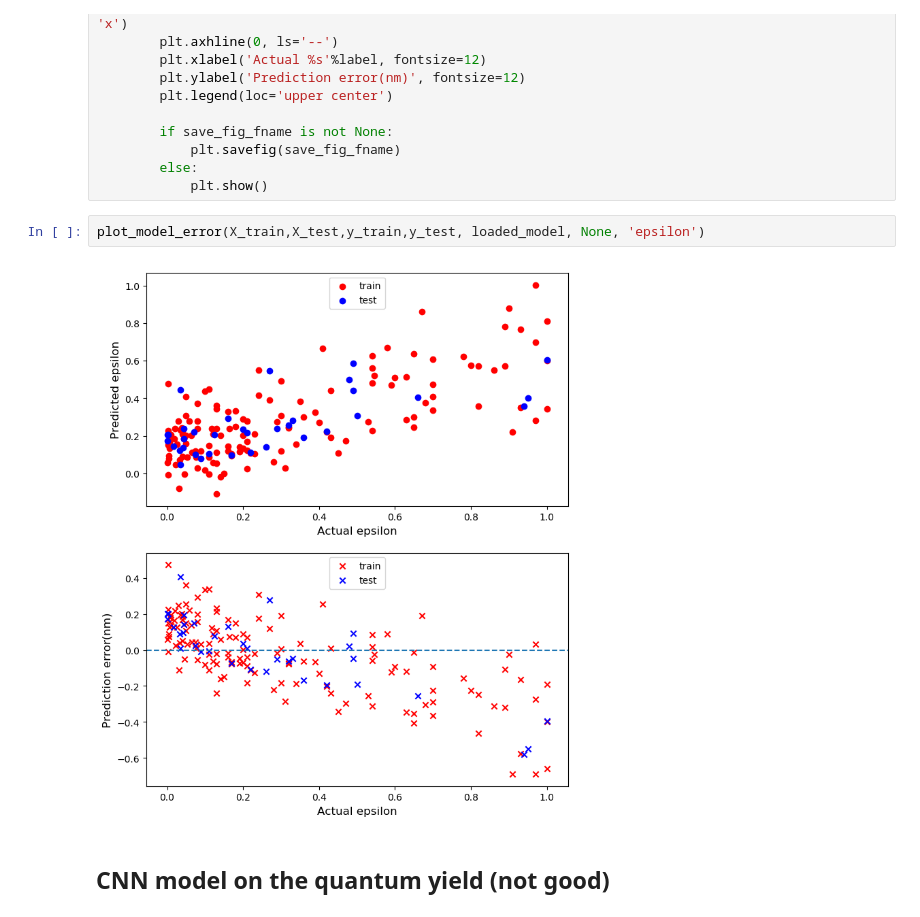
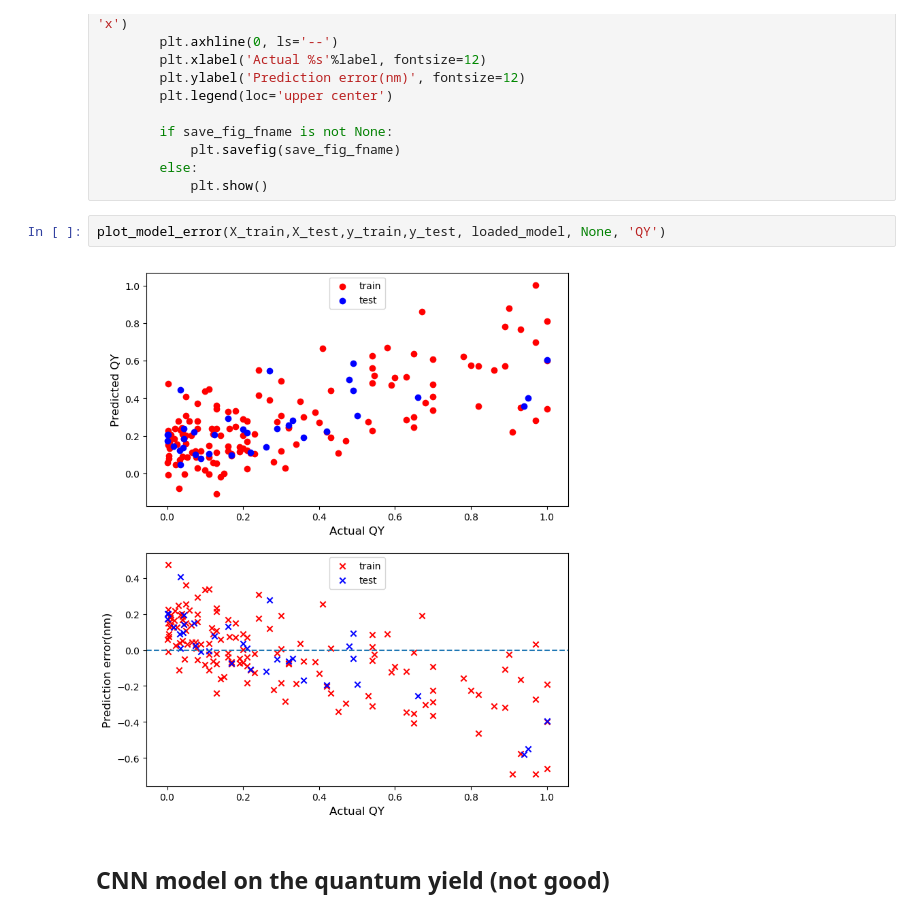
Before and after one commit to emissible/SPEEDCOM, a Jupyter notebook: SPEEDCOM/models/quantum_yield_predictor.ipynb, the cells around one changed output. Drawn from its saved outputs; the diff is of its cells as text.

Commit message:
update models and added wrapper functions for all models

```diff
--- a/SPEEDCOM/models/quantum_yield_predictor.ipynb
+++ b/SPEEDCOM/models/quantum_yield_predictor.ipynb
@@ -146,9 +150,9 @@ def plot_model_error(x_train, x_test, y_train, y_test, model, save_fig_fname, la
         else:
             plt.show()
 # %%
-plot_model_error(X_train,X_test,y_train,y_test, loaded_model, None, 'epsilon')
+plot_model_error(X_train,X_test,y_train,y_test, loaded_model, None, 'QY')
 # %% [output]
-[figure, old version]
+[figure, new version]
 # %% [markdown]
 ## CNN model on the quantum yield (not good)
 # %%
```
Also changed, not shown: parts of 6 cells of this notebook, 6 other files.
